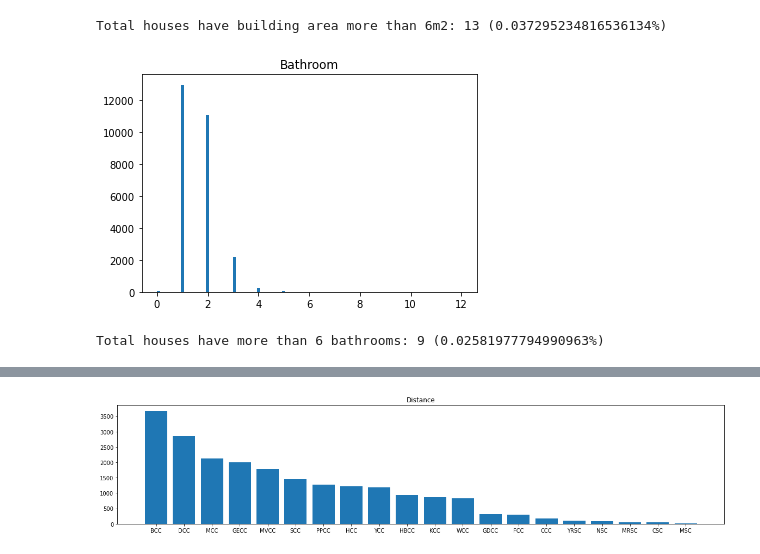
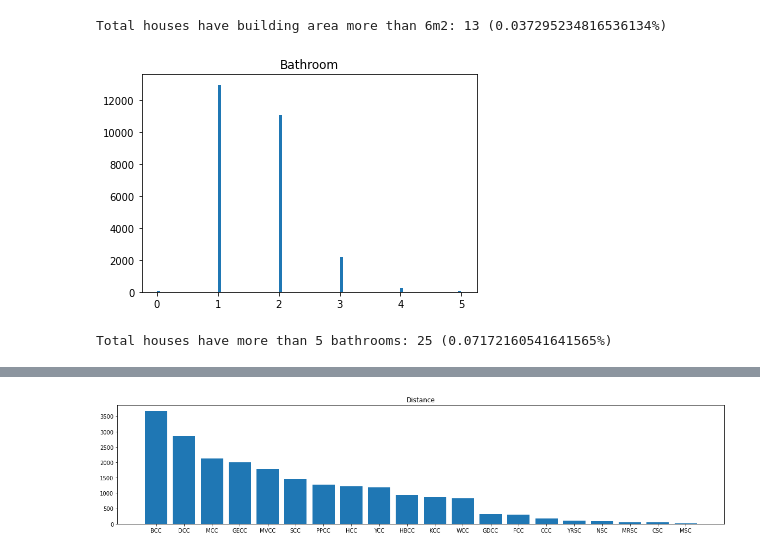
Before and after one commit to tailtq/ml-learning, a Jupyter notebook: ml-08/03_melbourne_housing_market.ipynb, the cells around one changed output, grey strips where cells are left out. Drawn from its saved outputs; the diff is of its cells as text; code cells hidden in the pictures.

```diff
--- a/ml-08/03_melbourne_housing_market.ipynb
+++ b/ml-08/03_melbourne_housing_market.ipynb
@@ -158,14 +160,15 @@ print(f"Total houses have building area more than {bedroom_limit}m2: {total_hous
 [figure]
 Total houses have building area more than 6m2: 13 (0.037295234816536134%)
 # %%
-plt.hist(df["Bathroom"], 100)
+bathroom_limit = 5
+
+plt.hist(df["Bathroom"], 100, range=[0, bathroom_limit])
 plt.title("Bathroom")
 plt.show()
 
-bathroom_limit = 6
 total_house_above_limit = (df["Bathroom"] > bathroom_limit).sum()
 print(f"Total houses have more than {bathroom_limit} bathrooms: {total_house_above_limit} ({total_house_above_limit / len(df) * 100}%)")
 # %% [output]
-[figure, old version]
+[figure, new version]
-Total houses have more than 6 bathrooms: 9 (0.02581977794990963%)
+Total houses have more than 5 bathrooms: 25 (0.07172160541641565%)
 # %%
```
Also changed, not shown: parts of 24 cells of this notebook.
